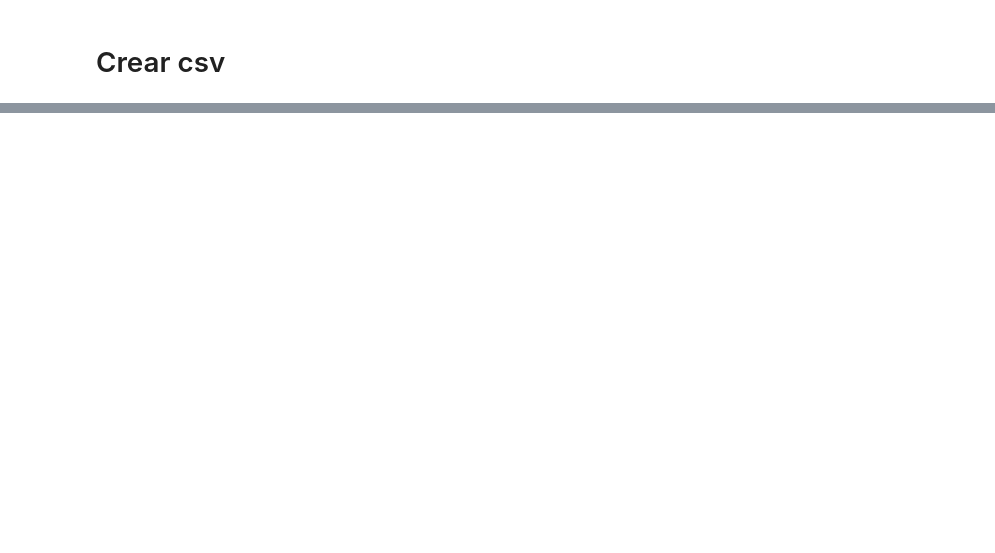
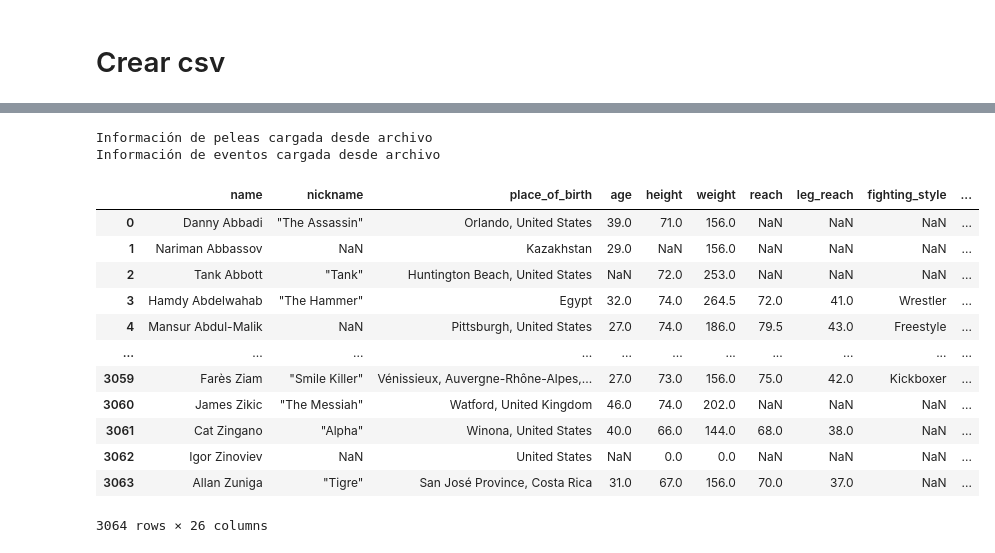
Before and after one commit to Facusc16/ufc_web_scraper, a Jupyter notebook: ufc_webscraping.ipynb, the cells around one changed output, grey strips where cells are left out. Saved outputs shown, nothing was run; the diff lists cells and outputs as text; code cells hidden in the pictures; blank space fills up the shorter version.

```diff
--- a/ufc_webscraping.ipynb
+++ b/ufc_webscraping.ipynb
@@ -100,31 +136,35 @@ def get_tags(soup, keys, div, label_class, value_class):
 # %%
-def get_fighter_profile(url):
+def get_fighter_profile(url, headers):
 
   try:
+
+    # Descargar y analizar el código HTML de la página
     html = requests.get(url, headers=headers)
     soup = BeautifulSoup(html.content, 'html.parser')
 
+    # Extraer biografía y estadísticas del peleador
     method_position = get_tags(soup, ['ko/tko', 'dec', 'sub', 'standing', 'clinch', 'ground'], "c-stat-3bar__group", "c-stat-3bar__label", "c-stat-3bar__value")
     strikes_takedowns = get_tags(soup, ["sig_strikes_landed", "sig_strikes_attempted", "takedowns_landed", "takedowns_attempted"], "c-overlap__stats", "c-overlap__stats-text", "c-overlap__stats-value")
     bio = get_tags(soup, ['place_of_birth', 'fighting_style', 'age', 'height', 'weight', 'octagon_debut','reach', 'leg_reach'], "c-bio__field", "c-bio__label", "c-bio__text")
 
+    # Completar información del peleador
     fighter_profile = {
-      'name': data_filler(soup, "hero-profile__name"),
+      'name': data_filler(soup, "hero-profile__name"),  # Biografía
       'nickname': data_filler(soup, "hero-profile__nickname"),
       'place_of_birth': bio['place_of_birth'],
       'age': bio['age'],
-      'height': bio['height'],
+      'height': bio['height'],  # Medidas
       'weight': bio['weight'],
       'reach': bio['reach'],
       'leg_reach': bio['leg_reach'],
-      'fighting_style': bio['fighting_style'],
+      'fighting_style': bio['fighting_style'],  # Información de carrera
       'ufc_debut_date': bio['octagon_debut'],
       'weigh_class': data_filler(soup, "hero-profile__division-title"),
       'professional_record': data_filler(soup, "hero-profile__division-body"),
       'ko_tko_wins': method_position['ko/tko'],
       'decision_wins': method_position['dec'],
       'submission_wins': method_position['sub'],
-      'significant_strikes_landed': strikes_takedowns['sig_strikes_landed'],
+      'significant_strikes_landed': strikes_takedowns['sig_strikes_landed'],  # Estadísticas de pelea
       'significant_strikes_attempted': strikes_takedowns['sig_strikes_attempted'],
       'strikes_by_standing': method_position['standing'],
       'strikes_by_clinch': method_position['clinch'],
@@ -134,7 +174,7 @@ def get_fighter_profile(url):
       'strikes_to_the_leg': safe_int(soup, 'e-stat-body_x5F__x5F_leg_value'),
       'takedowns_landed': strikes_takedowns['takedowns_landed'],
       'takedowns_attempted': strikes_takedowns['takedowns_attempted'],
-      'is_active': True if soup.find(class_="hero-profile__tag") else False
+      'is_active': True if soup.find(class_="hero-profile__tag") else False  # Estado de actividad
     }
     return fighter_profile
 
@@ -149,27 +189,32 @@ def ufc_fighters_scraper(url, headers, cookies, params):
 
   while True:
 
+    # Descargar y convertir la respuesta JSON de la página
     response = requests.get(url, headers=headers, cookies=cookies, params=params)
     data = response.json()
 
+    # Extraer contenido HTML
     html = None
     for item in data:
-      if item['command'] == 'insert':
+      if item.get('command') == 'insert' and item.get('data'):
         html = item['data']
         break
 
+    # Analizar  HTML y obtener enlaces
     soup = BeautifulSoup(html, 'html.parser')
     href_in_page = soup.find_all('a', class_='e-button--black')
 
     if not href_in_page:
       break
 
+    # Obtener y guardar perfil de los peleadores
     for a_tag in href_in_page:
-      fighter_profile = get_fighter_profile('https://www.ufc.com' + a_tag['href'])
+      fighter_profile = get_fighter_profile('https://www.ufc.com' + a_tag['href'], headers)
       if fighter_profile is not None:
         fighters_profiles_list.append(fighter_profile)
       count +=1
 
+    # Imprimir estado del progreso de la ejecución
     print(f"Registrados {len(fighters_profiles_list)} peleadores")
     clear_output(wait=True)
 
@@ -182,14 +449,13 @@ def ufc_fighters_scraper(url, headers, cookies, params):
 # %%
-today_date = date.today().strftime("%d_%m_%Y")
-file_name = f'ufc_fighters_profiles_{today_date}.csv'
-path = f'/content/drive/MyDrive/ufc_scraper/{file_name}'
+profiles_file = f'ufc_fighters_profiles_{today_date}.csv'
+profiles_path = f'/content/drive/MyDrive/ufc_scraper/{profiles_file}'
 
 try:
-  fighters_profiles = pd.read_csv(path)
+  fighters = pd.read_csv(profiles_path)
   print("Cargado desde archivo")
 
 except FileNotFoundError:
-  fighters_profiles = ufc_fighters_scraper(url, headers=headers, cookies=cookies, params=params)
-  fighters_profiles.to_csv(path, index=False)
+  fighters = ufc_fighters_scraper(config['fighters']['url'], headers=config['fighters']['headers'], cookies=config['fighters']['cookies'], params=config['fighters']['params'])
+  fighters.to_csv(profiles_path, index=False)
   print("Guardado en archivo")
 # %% [output]
@@ -212,0 +463,38 @@ fighters_profiles
+# %%
+fights_file = f'ufc_fights_{today_date}.csv'
+events_file = f'ufc_events_{today_date}.csv'
+
+fights_path = f'/content/drive/MyDrive/ufc_scraper/{fights_file}'
+events_path = f'/content/drive/MyDrive/ufc_scraper/{events_file}'
+
+try:
+  fights = pd.read_csv(fights_path)
+  print("Información de peleas cargada desde archivo")
+
+  events = pd.read_csv(events_path)
+  print("Información de eventos cargada desde archivo")
+
+except FileNotFoundError:
+  fights, events = ufc_events_scraper(config['events']['url'], headers=config['events']['headers'], cookies=config['events']['cookies'], params=config['events']['params'])
+  fights.to_csv(fights_path, index=False)
+  events.to_csv(events_path, index=False)
+  print("Información de eventos y peleas guardadas en archivo")
+# %% [output]
+Información de peleas cargada desde archivo
+Información de eventos cargada desde archivo
+# %%
+fighters
+# %% [output]
+|  | name | nickname | place_of_birth | age | height | weight | reach | leg_reach | fighting_style | ... |
+| 0 | Danny Abbadi | "The Assassin" | Orlando, United States | 39.0 | 71.0 | 156.0 | NaN | NaN | NaN | ... |
+| 1 | Nariman Abbassov | NaN | Kazakhstan | 29.0 | NaN | 156.0 | NaN | NaN | NaN | ... |
+| 2 | Tank Abbott | "Tank" | Huntington Beach, United States | NaN | 72.0 | 253.0 | NaN | NaN | NaN | ... |
+| 3 | Hamdy Abdelwahab | "The Hammer" | Egypt | 32.0 | 74.0 | 264.5 | 72.0 | 41.0 | Wrestler | ... |
+| 4 | Mansur Abdul-Malik | NaN | Pittsburgh, United States | 27.0 | 74.0 | 186.0 | 79.5 | 43.0 | Freestyle | ... |
+| ... | ... | ... | ... | ... | ... | ... | ... | ... | ... | ... |
+| 3059 | Farès Ziam | "Smile Killer" | Vénissieux, Auvergne-Rhône-Alpes,... | 27.0 | 73.0 | 156.0 | 75.0 | 42.0 | Kickboxer | ... |
+| 3060 | James Zikic | "The Messiah" | Watford, United Kingdom | 46.0 | 74.0 | 202.0 | NaN | NaN | NaN | ... |
+| 3061 | Cat Zingano | "Alpha" | Winona, United States | 40.0 | 66.0 | 144.0 | 68.0 | 38.0 | NaN | ... |
+| 3062 | Igor Zinoviev | NaN | United States | NaN | 0.0 | 0.0 | NaN | NaN | NaN | ... |
+| 3063 | Allan Zuniga | "Tigre" | San José Province, Costa Rica | 31.0 | 67.0 | 156.0 | 70.0 | 37.0 | NaN | ... |
+3064 rows × 26 columns
```
Also changed, not shown: parts of 19 cells of this notebook.
